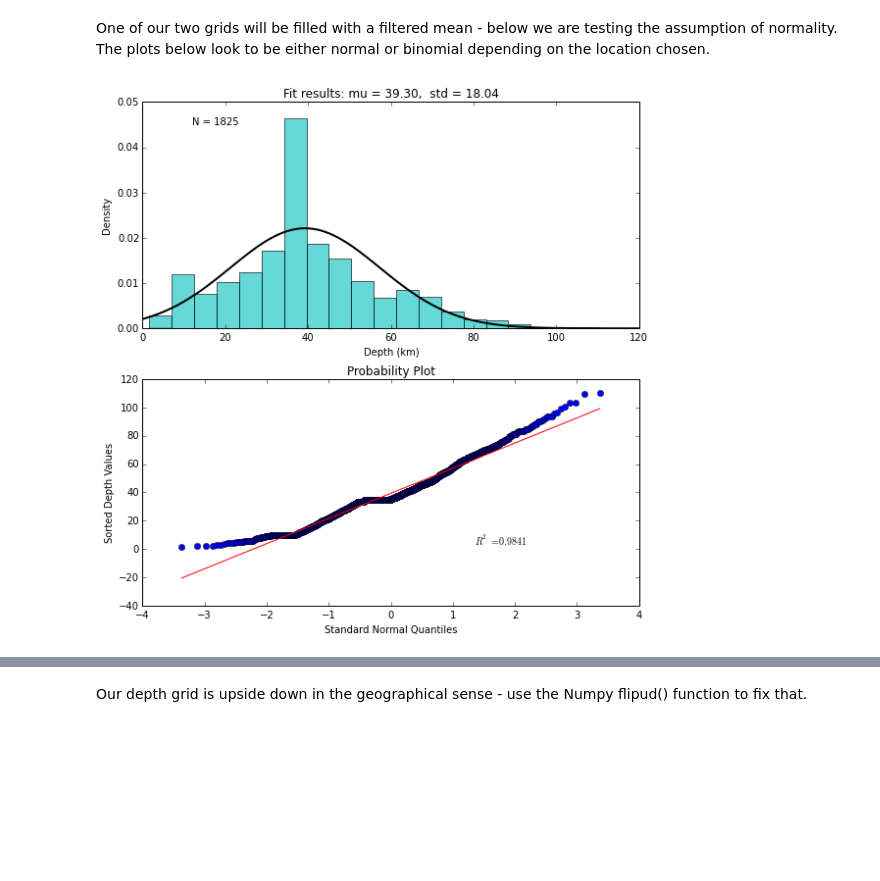
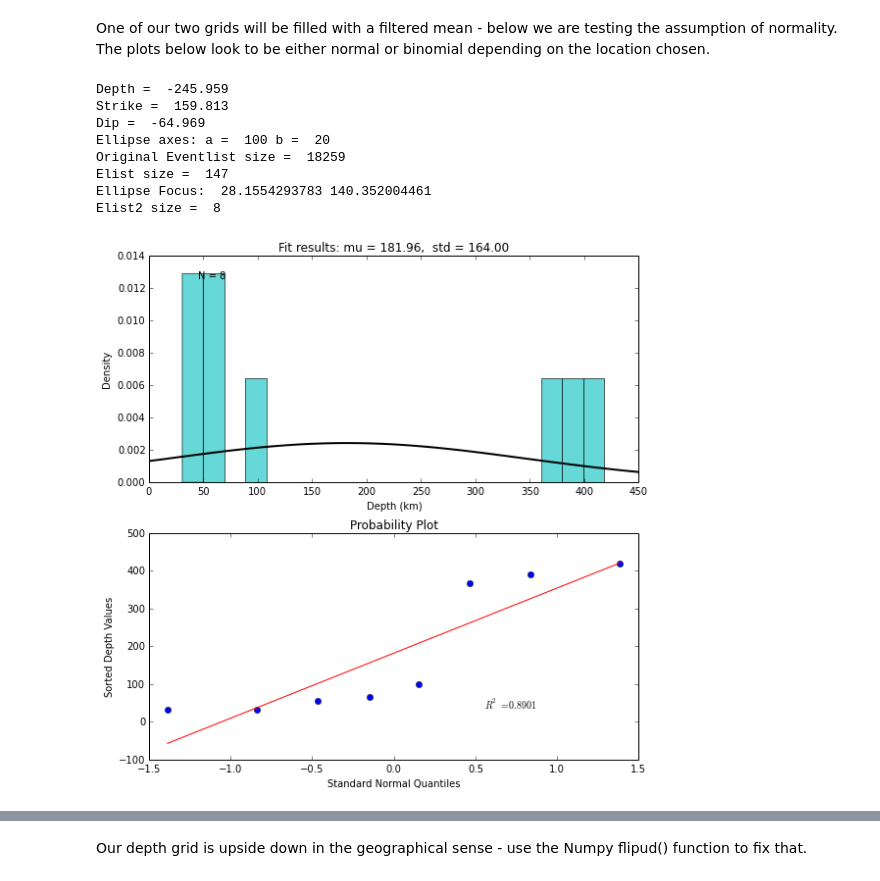
Before and after one commit to usgs/slab2, a Jupyter notebook: notebooks/IntroToSlab2.0.ipynb, the cells around one changed output, grey strips where cells are left out. Saved outputs shown, nothing was run; the diff lists cells and outputs as text; code cells hidden in the pictures; blank space fills up the shorter version.

Commit message:
Added read for strike and dip grids to notebook; added ellipse search and heading functions to utils.

```diff
--- a/notebooks/IntroToSlab2.0.ipynb
+++ b/notebooks/IntroToSlab2.0.ipynb
@@ -42,8 +46,8 @@ if not os.path.isfile(fname):
     f.write(data)
     f.close()
 
-izugrid = GMTGrid(fname)
-xmin,xmax,ymin,ymax = izugrid.getRange()
+depgrid = GMTGrid(fname)
+xmin,xmax,ymin,ymax = depgrid.getRange()
 #create arrays of lat/lon values
 lons = np.arange(xmin,xmax,0.5)
 lats = np.arange(ymin,ymax,0.5)
@@ -77,41 +105,78 @@ Output grids will have 58 rows, 38 columns
 One of our two grids will be filled with a filtered mean - below we are testing the assumption of normality.  The plots below look to be either normal or binomial depending on the location chosen.
 # %%
 #choose a spot in the middle of the slab to search for events
-#tlat = 29.0;tlon = 140.0 #pretty binomial
-tlat = 36.0;tlon = 141.0 #fairly normal
+tlat = 29.0;tlon = 140.0 #pretty binomial
+#tlat = 36.0;tlon = 141.0 #fairly normal
+# Define radial search parameters
+radius=100
+# Define ellipsoid search parameters
+alen=radius
+blen=radius/5
 
-elist = getEventsInCircle(tlat,tlon,100,eventlist)
-adepths = np.array([e['depth'] for e in elist])
+print 'Depth = ', depgrid.getValue(tlat,tlon)
+cstr = strgrid.getValue(tlat,tlon)
+print 'Strike = ', cstr
+print 'Dip = ', dipgrid.getValue(tlat,tlon)
+
+print 'Ellipse axes: a = ', alen, 'b = ', blen
+
+print 'Original Eventlist size = ', len(eventlist)
+elist = getEventsInCircle(tlat,tlon,radius,eventlist)
+print 'Elist size = ', len(elist)
+
+erta = math.sqrt(1-((math.pow(blen,2))/(math.pow(alen,2))))
+mdist = alen*erta
+#cstr2 = cstr+180
+if(mdist>0):
+    (rlat,rlon) = heading(tlat,tlon,alen,cstr)
+else:
+    rlat=tlat
+    rlon=tlon
+
+print 'Ellipse Focus: ',rlat,rlon
+
+elist2 = getEventsInEllipse(rlat,rlon,cstr,alen,blen,elist)
+print 'Elist2 size = ', len(elist2)
+
+adepths = np.array([e['depth'] for e in elist2])
 mu, std = stats.norm.fit(adepths)
 hrange = (adepths.min(),adepths.max())
 
 fig,axeslist = plt.subplots(nrows=2,ncols=1)
 fig.set_size_inches(10,6)
 plt.sca(axeslist[0])
 ahist=plt.hist(adepths, bins=20, normed=True, alpha=0.6, color='c',range=hrange)
 xmin, xmax = plt.xlim()
 x = np.linspace(xmin, xmax, 100)
 p = stats.norm.pdf(x, mu, std)
 plt.plot(x, p, 'k', linewidth=2);
 title = "Fit results: mu = %.2f,  std = %.2f" % (mu, std)
 th=plt.title(title);
 xh=plt.xlabel('Depth (km)');
 yh=plt.ylabel('Density');
 axlim = plt.axis()
 xloc = (axlim[1] - axlim[0])/10.0
 yloc = axlim[3] - (axlim[3] - axlim[2])/10.0
 plt.text(xloc,yloc,'N = %i' % len(adepths));
 
 plt.sca(axeslist[1])
 qqdata = stats.probplot(adepths, dist="norm",plot=plt,fit=False)
 xh=plt.xlabel('Standard Normal Quantiles')
 yh=plt.ylabel('Sorted Depth Values')
 fig=plt.gcf()
 fig.set_size_inches(8,8)
 
 fig.tight_layout()
 # %% [output]
+Depth =  -245.959
+Strike =  159.813
+Dip =  -64.969
+Ellipse axes: a =  100 b =  20
+Original Eventlist size =  18259
+Elist size =  147
+Ellipse Focus:  28.1554293783 140.352004461
+Elist2 size =  8
-[figure, old version]
+[figure, new version]
 # %%
 tstart = datetime.now()
 radius = 100
```
Also changed, not shown: parts of 5 cells of this notebook, 1 other file.
